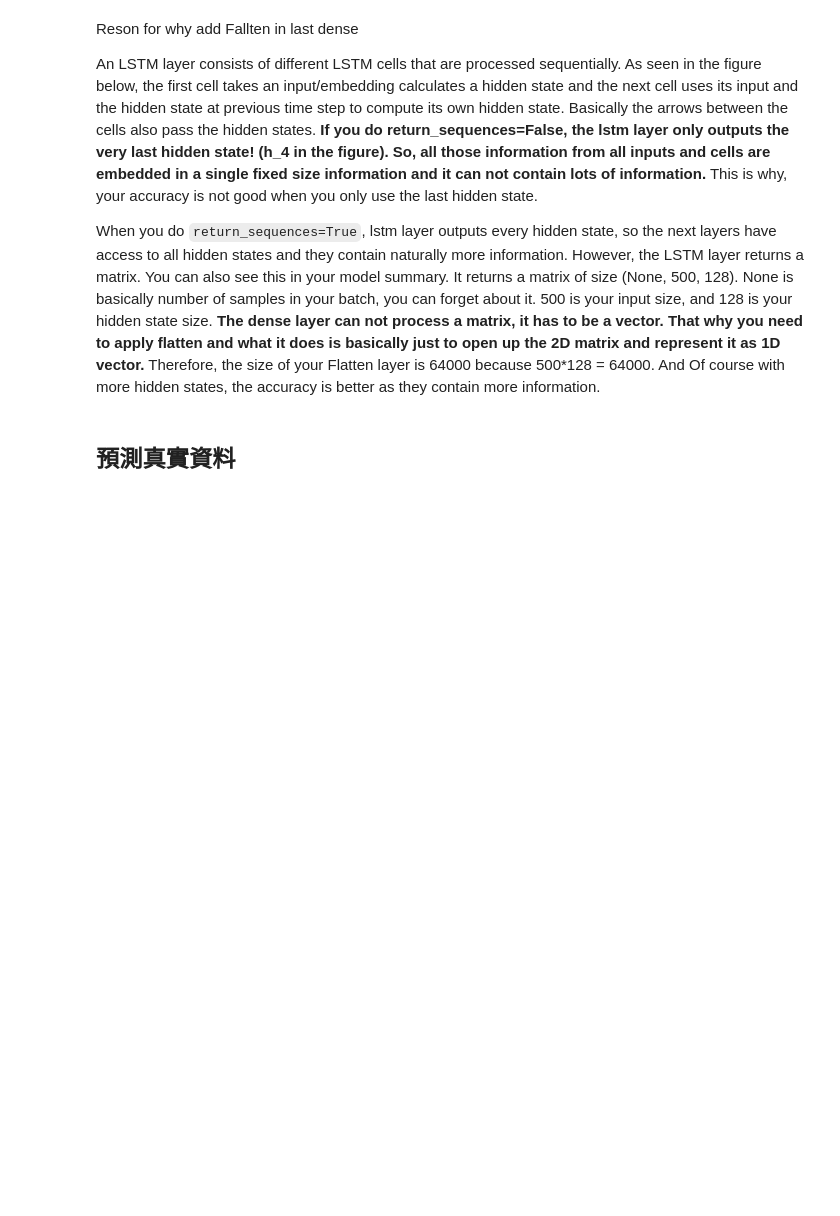
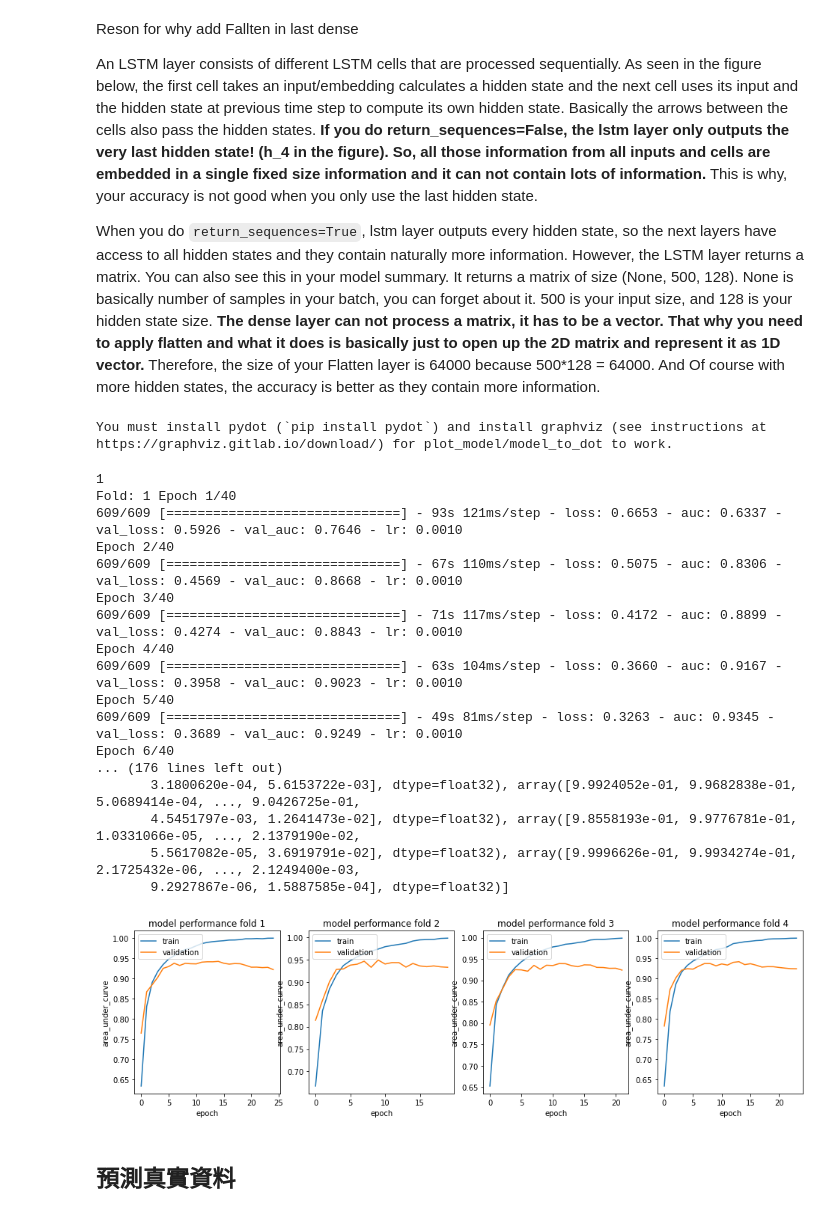
Before and after one commit to BoshiLee/kears_learning, a Jupyter notebook: training_project/tabular_playground_series_Apr_2022/Apr2022.ipynb, the cells around one changed output. Cells and saved outputs as stored; diff of their text form; code cells hidden in the pictures; blank space fills up the shorter version.

Commit message:
update model

```diff
--- a/training_project/tabular_playground_series_Apr_2022/Apr2022.ipynb
+++ b/training_project/tabular_playground_series_Apr_2022/Apr2022.ipynb
@@ -86,20 +200,21 @@ from keras.metrics import AUC
 # %%
 def get_model():
     input_layer = Input(shape=(X_train.shape[1:]))
-    conv1 = Conv1D(64, 3, activation='relu')(input_layer)
-    pool1 = MaxPooling1D(3)(conv1)
-    d1 = Dropout(0.5)(pool1)
 
-    x1 = Bidirectional(LSTM(64, return_sequences=True))(d1)
+    x1 = Bidirectional(LSTM(64, return_sequences=True))(input_layer)
     x21 = Bidirectional(LSTM(32, return_sequences=True))(x1)
-    x22 = Bidirectional(LSTM(32, return_sequences=True))(d1)
+    x22 = Bidirectional(LSTM(32, return_sequences=True))(input_layer)
     l2 = Concatenate(axis=2)([x21, x22])
 
-    x31 = Bidirectional(LSTM(10, return_sequences=True))(l2)
-    x32 = Bidirectional(LSTM(10, return_sequences=True))(x21)
+    x31 = Bidirectional(LSTM(16, return_sequences=True))(l2)
+    x32 = Bidirectional(LSTM(16, return_sequences=True))(x21)
     l3 = Concatenate(axis=2)([x31, x32])
 
-    l5 = Concatenate(axis=2)([x1, l2, l3])
+    x41 = Bidirectional(LSTM(8, return_sequences=True))(l3)
+    x42 = Bidirectional(LSTM(8, return_sequences=True))(x32)
+    l4 = Concatenate(axis=2)([x41, x42])
+
+    l5 = Concatenate(axis=2)([x1, l2, l3, l4])
     x7 = Dense(32, activation='selu')(l5)
     x8 = Dropout(0.3)(x7)
     f = Flatten()(x8)
@@ -120,4 +253,6 @@ When you do `return_sequences=True`, lstm layer outputs every hidden state, so t
 # %%
 from keras.utils.vis_utils import plot_model
 plot_model(model)
+# %% [output]
+You must install pydot (`pip install pydot`) and install graphviz (see instructions at https://graphviz.gitlab.io/download/) for plot_model/model_to_dot to work.
 # %%
@@ -143,39 +276,68 @@ def plot_hist(hist, metric='auc', ax=None, fold=0):
 # %%
 from sklearn.model_selection import KFold, GroupKFold
 from sklearn.metrics import roc_auc_score
+import gc
 
-def fit_model(folds):
+def fit_model(folds, epochs=60, batch_size=32, verbose=True):
     test_preds = []
     auc = []
     nfold = folds
-    ncols = 5
-    nrows = round(nfold / ncols)
-    fig, axes = plt.subplots(nrows, ncols, figsize=(20, round(nrows*20/ncols)))
+    ncols = 5 if folds > 5 else folds
+    nrows = int(round(nfold / ncols))
+
+    col, row = 0, 0
+    fig, axes = plt.subplots(nrows, ncols, figsize=(16, round(nrows*16/ncols)))
+    print(nrows)
+
     kf = GroupKFold(n_splits=nfold)
-    col, row = 0, 0
     for fold, (train_idx, test_idx) in enumerate(kf.split(X_train, y_train, groups.unique())):
         print(f"Fold: {fold+1}", end=' ')
         X_train_part, X_valid = X_train[train_idx], X_train[test_idx]
         y_train_part, y_valid = y_train[train_idx], y_train[test_idx]
 
         model = get_model()
         lr = ReduceLROnPlateau(monitor="val_auc", mode='max', factor=0.7, patience=4, verbose=False)
         es = EarlyStopping(monitor='val_auc',mode='max', patience=10, verbose=False,restore_best_weights=True)
-        history = model.fit(X_train_part, y_train_part, validation_data=(X_valid, y_valid), epochs=60, batch_size=32,
-                            callbacks=[es,lr], verbose=1)
+        history = model.fit(X_train_part, y_train_part, validation_data=(X_valid, y_valid), epochs=epochs, batch_size=batch_size,
+                            callbacks=[es,lr], verbose=verbose)
 
         y_pred = model.predict(X_valid).squeeze()
         auc_score = roc_auc_score(y_valid, y_pred)
         print(f'auc: {round(auc_score, 5)}')
         test_preds.append(model.predict(X_test).squeeze())
         auc.append(auc_score)
-
         model.save('fold_{}.h5'.format(nfold))
-        plot_hist(history, metric='auc', ax=axes[row][col], fold=fold+1)
+        plot_hist(history, metric='auc', ax=axes[col] if nrows <= 1 else axes[row][col], fold=fold+1)
         del X_train_part, X_valid, y_train_part, y_valid, model, history
+        gc.collect()
 
         col += 1
         if col >= ncols:
             row += 1
             col = 0
+
     return (test_preds, auc)
+
+folds = 4
+(test_preds, auc) = fit_model(folds, epochs=40, batch_size=32)
+
+print(test_preds)
+# %% [output]
+1
+Fold: 1 Epoch 1/40
+609/609 [==============================] - 93s 121ms/step - loss: 0.6653 - auc: 0.6337 - val_loss: 0.5926 - val_auc: 0.7646 - lr: 0.0010
+Epoch 2/40
+609/609 [==============================] - 67s 110ms/step - loss: 0.5075 - auc: 0.8306 - val_loss: 0.4569 - val_auc: 0.8668 - lr: 0.0010
+Epoch 3/40
+609/609 [==============================] - 71s 117ms/step - loss: 0.4172 - auc: 0.8899 - val_loss: 0.4274 - val_auc: 0.8843 - lr: 0.0010
+Epoch 4/40
+609/609 [==============================] - 63s 104ms/step - loss: 0.3660 - auc: 0.9167 - val_loss: 0.3958 - val_auc: 0.9023 - lr: 0.0010
+Epoch 5/40
+609/609 [==============================] - 49s 81ms/step - loss: 0.3263 - auc: 0.9345 - val_loss: 0.3689 - val_auc: 0.9249 - lr: 0.0010
+Epoch 6/40
+... (176 lines left out)
+       3.1800620e-04, 5.6153722e-03], dtype=float32), array([9.9924052e-01, 9.9682838e-01, 5.0689414e-04, ..., 9.0426725e-01,
+       4.5451797e-03, 1.2641473e-02], dtype=float32), array([9.8558193e-01, 9.9776781e-01, 1.0331066e-05, ..., 2.1379190e-02,
+       5.5617082e-05, 3.6919791e-02], dtype=float32), array([9.9996626e-01, 9.9934274e-01, 2.1725432e-06, ..., 2.1249400e-03,
+       9.2927867e-06, 1.5887585e-04], dtype=float32)]
+[figure, added]
```
Also changed, not shown: parts of 18 cells of this notebook.
